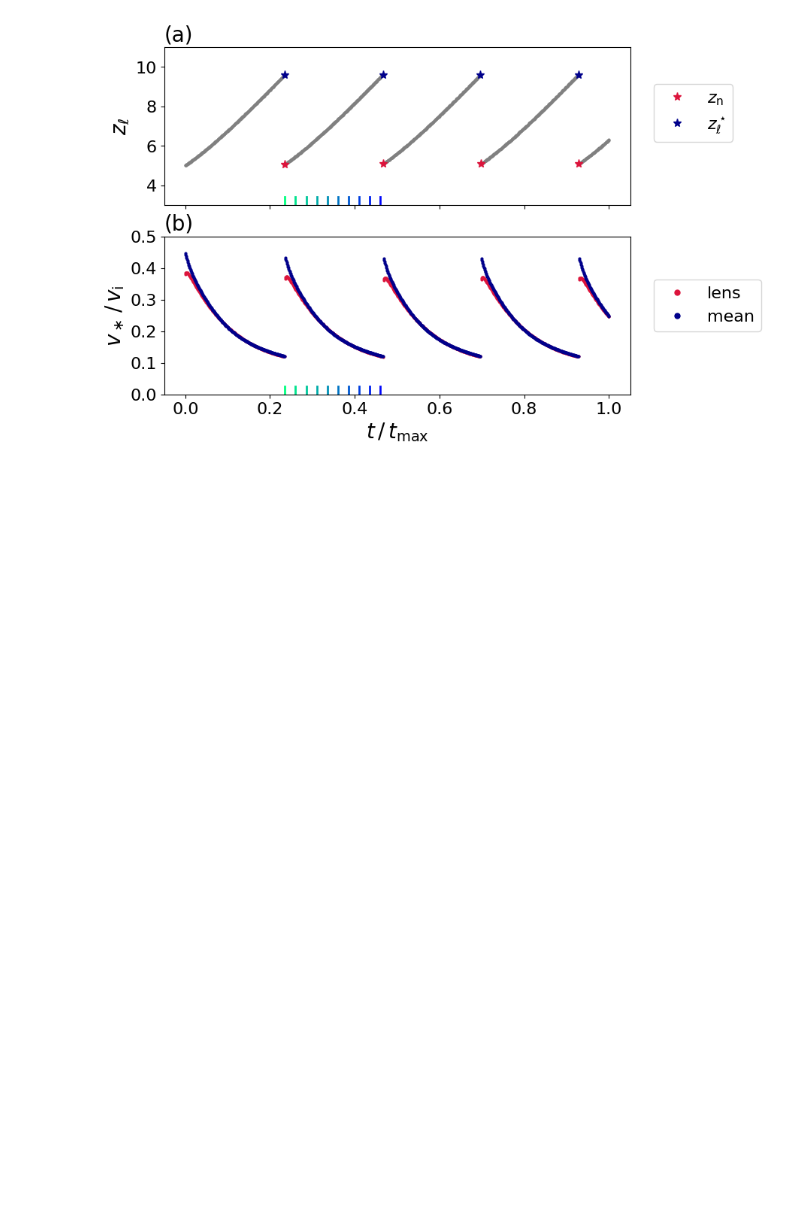
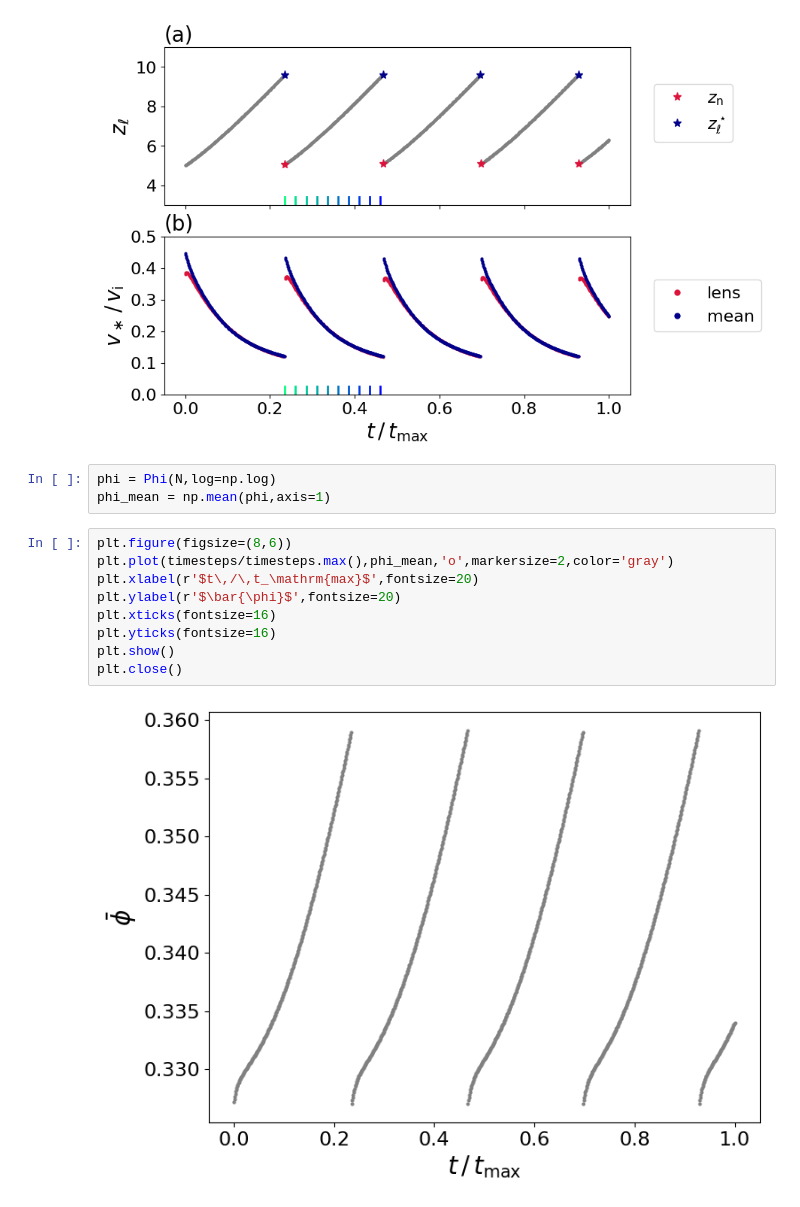
Before and after one commit to agstub-umd/compaction-frost, a Jupyter notebook: notebooks/example-var-phi.ipynb, the cells around one changed output. Saved outputs shown, nothing was run; the diff lists cells and outputs as text; blank space fills up the shorter version.

```diff
--- a/notebooks/example-var-phi.ipynb
+++ b/notebooks/example-var-phi.ipynb
@@ -126,3 +196,17 @@ plt.show()
 plt.close()
 # %% [output]
 [figure]
+# %%
+phi = Phi(N,log=np.log)
+phi_mean = np.mean(phi,axis=1)
+# %%
+plt.figure(figsize=(8,6))
+plt.plot(timesteps/timesteps.max(),phi_mean,'o',markersize=2,color='gray')
+plt.xlabel(r'$t\,/\,t_\mathrm{max}$',fontsize=20)
+plt.ylabel(r'$\bar{\phi}$',fontsize=20)
+plt.xticks(fontsize=16)
+plt.yticks(fontsize=16)
+plt.show()
+plt.close()
+# %% [output]
+[figure, added]
```
Also changed, not shown: parts of 2 cells of this notebook, 2 other files.
